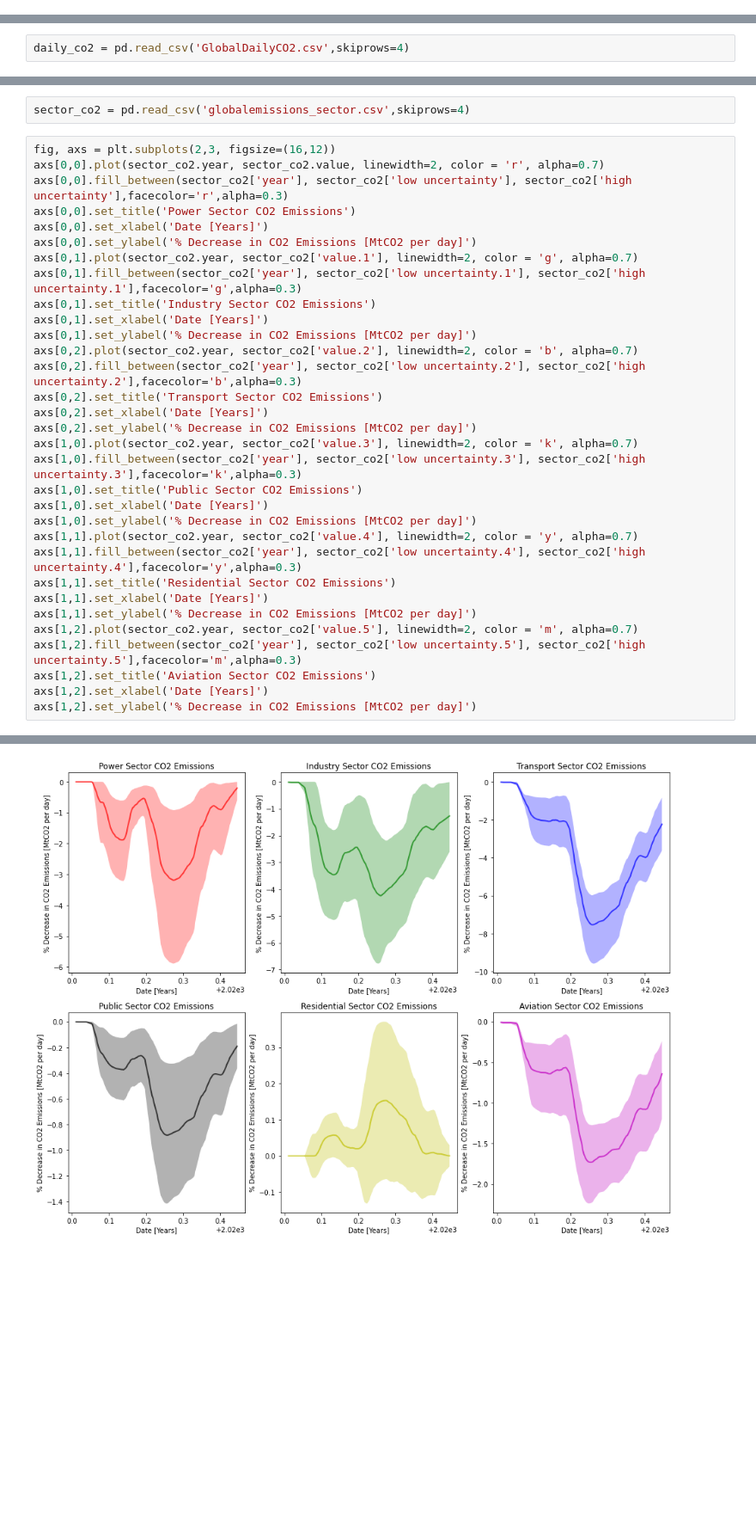
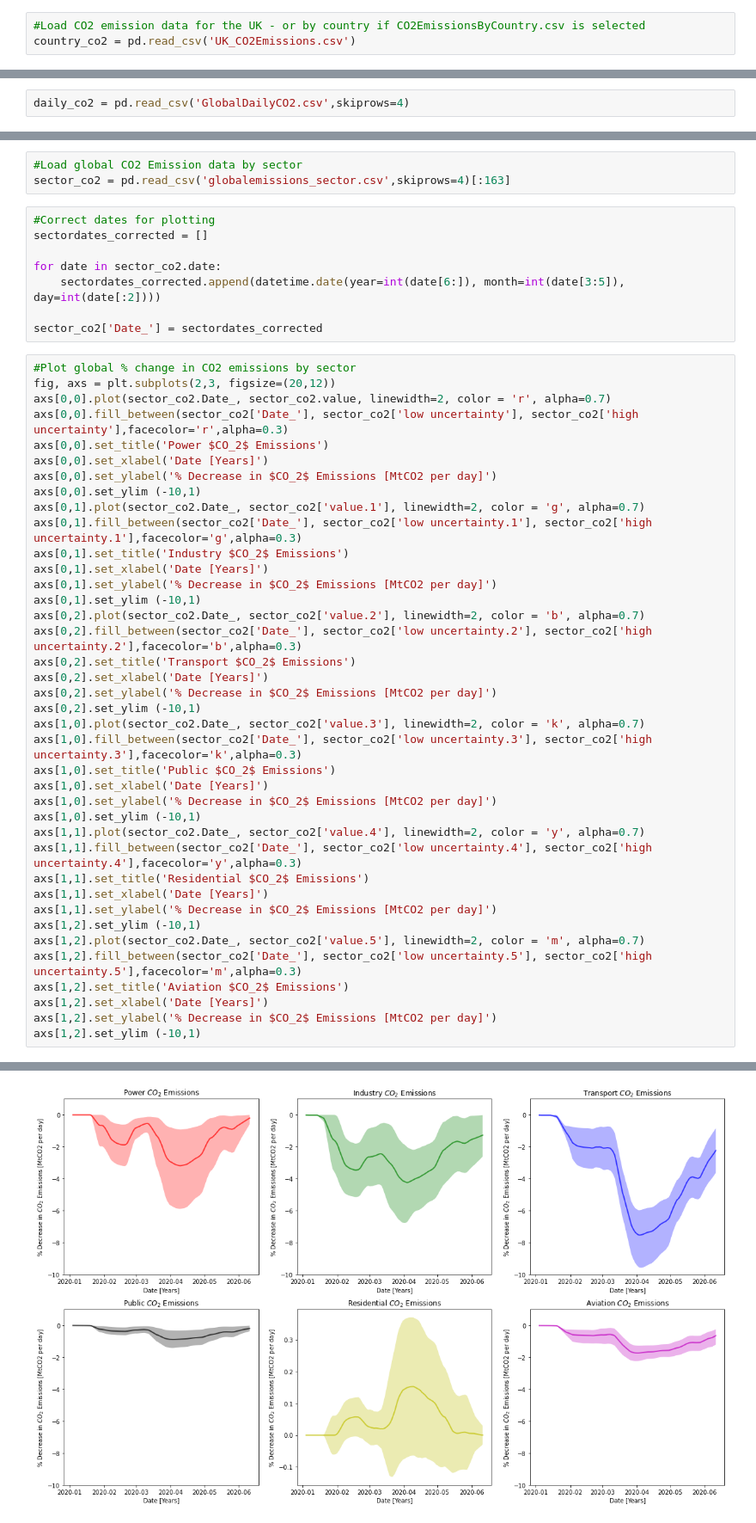
Before and after one commit to aricooperdavis/coronasaurus_NERCHackathonTwo_LearningFromLockdown, a Jupyter notebook: Emissions/Figures_CO2.ipynb, the cells around one changed output, grey strips where cells are left out. Shown at 86% size. Drawn from its saved outputs; the diff is of its cells as text; blank space fills up the shorter version.

```diff
--- a/Emissions/Figures_CO2.ipynb
+++ b/Emissions/Figures_CO2.ipynb
@@ -11 +9,4 @@ country_co2 = pd.read_csv('CO2EmissionsByCountry.csv', skiprows=4)
+# %%
+#Load CO2 emission data for the UK - or by country if CO2EmissionsByCountry.csv is selected
+country_co2 = pd.read_csv('UK_CO2Emissions.csv')
 # %%
@@ -46,35 +53,51 @@ Load global CO2 Emission data by sector
 # %%
-sector_co2 = pd.read_csv('globalemissions_sector.csv',skiprows=4)
+#Load global CO2 Emission data by sector
+sector_co2 = pd.read_csv('globalemissions_sector.csv',skiprows=4)[:163]
+# %%
+#Correct dates for plotting
+sectordates_corrected = []
+
+for date in sector_co2.date:
+    sectordates_corrected.append(datetime.date(year=int(date[6:]), month=int(date[3:5]), day=int(date[:2])))
+
+sector_co2['Date_'] = sectordates_corrected
 # %%
-fig, axs = plt.subplots(2,3, figsize=(16,12))
-axs[0,0].plot(sector_co2.year, sector_co2.value, linewidth=2, color = 'r', alpha=0.7)
-axs[0,0].fill_between(sector_co2['year'], sector_co2['low uncertainty'], sector_co2['high uncertainty'],facecolor='r',alpha=0.3)
-axs[0,0].set_title('Power Sector CO2 Emissions')
+#Plot global % change in CO2 emissions by sector
+fig, axs = plt.subplots(2,3, figsize=(20,12))
+axs[0,0].plot(sector_co2.Date_, sector_co2.value, linewidth=2, color = 'r', alpha=0.7)
+axs[0,0].fill_between(sector_co2['Date_'], sector_co2['low uncertainty'], sector_co2['high uncertainty'],facecolor='r',alpha=0.3)
+axs[0,0].set_title('Power $CO_2$ Emissions')
 axs[0,0].set_xlabel('Date [Years]')
-axs[0,0].set_ylabel('% Decrease in CO2 Emissions [MtCO2 per day]')
-axs[0,1].plot(sector_co2.year, sector_co2['value.1'], linewidth=2, color = 'g', alpha=0.7)
-axs[0,1].fill_between(sector_co2['year'], sector_co2['low uncertainty.1'], sector_co2['high uncertainty.1'],facecolor='g',alpha=0.3)
-axs[0,1].set_title('Industry Sector CO2 Emissions')
+axs[0,0].set_ylabel('% Decrease in $CO_2$ Emissions [MtCO2 per day]')
+axs[0,0].set_ylim (-10,1)
+axs[0,1].plot(sector_co2.Date_, sector_co2['value.1'], linewidth=2, color = 'g', alpha=0.7)
+axs[0,1].fill_between(sector_co2['Date_'], sector_co2['low uncertainty.1'], sector_co2['high uncertainty.1'],facecolor='g',alpha=0.3)
+axs[0,1].set_title('Industry $CO_2$ Emissions')
 axs[0,1].set_xlabel('Date [Years]')
-axs[0,1].set_ylabel('% Decrease in CO2 Emissions [MtCO2 per day]')
-axs[0,2].plot(sector_co2.year, sector_co2['value.2'], linewidth=2, color = 'b', alpha=0.7)
-axs[0,2].fill_between(sector_co2['year'], sector_co2['low uncertainty.2'], sector_co2['high uncertainty.2'],facecolor='b',alpha=0.3)
-axs[0,2].set_title('Transport Sector CO2 Emissions')
+axs[0,1].set_ylabel('% Decrease in $CO_2$ Emissions [MtCO2 per day]')
+axs[0,1].set_ylim (-10,1)
+axs[0,2].plot(sector_co2.Date_, sector_co2['value.2'], linewidth=2, color = 'b', alpha=0.7)
+axs[0,2].fill_between(sector_co2['Date_'], sector_co2['low uncertainty.2'], sector_co2['high uncertainty.2'],facecolor='b',alpha=0.3)
+axs[0,2].set_title('Transport $CO_2$ Emissions')
 axs[0,2].set_xlabel('Date [Years]')
-axs[0,2].set_ylabel('% Decrease in CO2 Emissions [MtCO2 per day]')
-axs[1,0].plot(sector_co2.year, sector_co2['value.3'], linewidth=2, color = 'k', alpha=0.7)
-axs[1,0].fill_between(sector_co2['year'], sector_co2['low uncertainty.3'], sector_co2['high uncertainty.3'],facecolor='k',alpha=0.3)
-axs[1,0].set_title('Public Sector CO2 Emissions')
+axs[0,2].set_ylabel('% Decrease in $CO_2$ Emissions [MtCO2 per day]')
+axs[0,2].set_ylim (-10,1)
+axs[1,0].plot(sector_co2.Date_, sector_co2['value.3'], linewidth=2, color = 'k', alpha=0.7)
+axs[1,0].fill_between(sector_co2['Date_'], sector_co2['low uncertainty.3'], sector_co2['high uncertainty.3'],facecolor='k',alpha=0.3)
+axs[1,0].set_title('Public $CO_2$ Emissions')
 axs[1,0].set_xlabel('Date [Years]')
-axs[1,0].set_ylabel('% Decrease in CO2 Emissions [MtCO2 per day]')
-axs[1,1].plot(sector_co2.year, sector_co2['value.4'], linewidth=2, color = 'y', alpha=0.7)
-axs[1,1].fill_between(sector_co2['year'], sector_co2['low uncertainty.4'], sector_co2['high uncertainty.4'],facecolor='y',alpha=0.3)
-axs[1,1].set_title('Residential Sector CO2 Emissions')
+axs[1,0].set_ylabel('% Decrease in $CO_2$ Emissions [MtCO2 per day]')
+axs[1,0].set_ylim (-10,1)
+axs[1,1].plot(sector_co2.Date_, sector_co2['value.4'], linewidth=2, color = 'y', alpha=0.7)
+axs[1,1].fill_between(sector_co2['Date_'], sector_co2['low uncertainty.4'], sector_co2['high uncertainty.4'],facecolor='y',alpha=0.3)
+axs[1,1].set_title('Residential $CO_2$ Emissions')
 axs[1,1].set_xlabel('Date [Years]')
-axs[1,1].set_ylabel('% Decrease in CO2 Emissions [MtCO2 per day]')
-axs[1,2].plot(sector_co2.year, sector_co2['value.5'], linewidth=2, color = 'm', alpha=0.7)
-axs[1,2].fill_between(sector_co2['year'], sector_co2['low uncertainty.5'], sector_co2['high uncertainty.5'],facecolor='m',alpha=0.3)
-axs[1,2].set_title('Aviation Sector CO2 Emissions')
+axs[1,1].set_ylabel('% Decrease in $CO_2$ Emissions [MtCO2 per day]')
+axs[1,2].set_ylim (-10,1)
+axs[1,2].plot(sector_co2.Date_, sector_co2['value.5'], linewidth=2, color = 'm', alpha=0.7)
+axs[1,2].fill_between(sector_co2['Date_'], sector_co2['low uncertainty.5'], sector_co2['high uncertainty.5'],facecolor='m',alpha=0.3)
+axs[1,2].set_title('Aviation $CO_2$ Emissions')
 axs[1,2].set_xlabel('Date [Years]')
-axs[1,2].set_ylabel('% Decrease in CO2 Emissions [MtCO2 per day]')
+axs[1,2].set_ylabel('% Decrease in $CO_2$ Emissions [MtCO2 per day]')
+axs[1,2].set_ylim (-10,1)
 # %% [output]
@@ -82 +105 @@ Text(0, 0.5, '% Decrease in CO2 Emissions [MtCO2 per day]')
-[figure, old version]
+[figure, new version]
```
Also changed, not shown: parts of 11 cells of this notebook, 1 other file.
